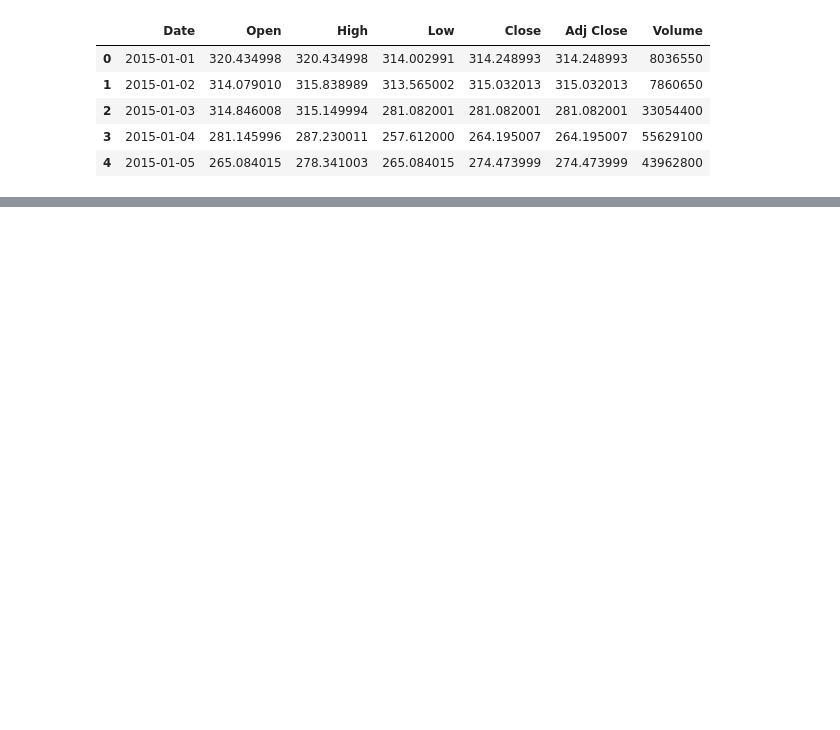
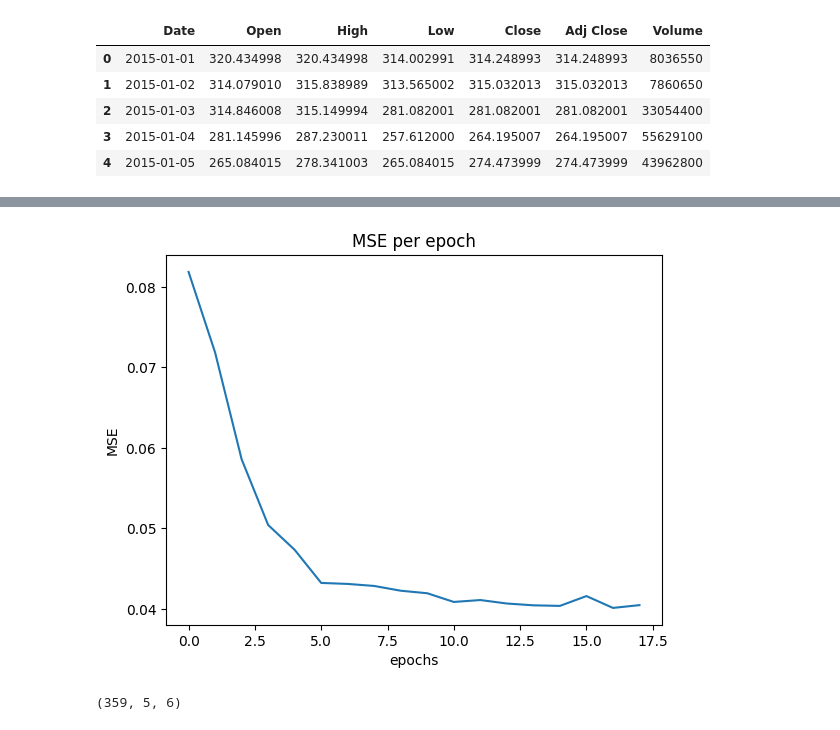
Before and after one commit to Vishnu-3101/A-Multimodal-Deep-Learning-Model-for-Bitcoin-Price-Prediction-with-News-and-Market-Prices, a Jupyter notebook: DataPreprocessing.ipynb, the cells around one changed output, grey strips where cells are left out. Drawn from its saved outputs; the diff is of its cells as text; code cells hidden in the pictures; blank space fills up the shorter version.

```diff
--- a/DataPreprocessing.ipynb
+++ b/DataPreprocessing.ipynb
@@ -187,2 +198,0 @@ encoded_tweets = vectorizer.fit_transform(aggregated_data['text_split'])
-# %%
-x = data_5day
@@ -188,0 +380,14 @@ x = data_5day
+# %%
+def plot_mse(datapath):
+  dataset = pd.read_csv(datapath)
+  x = dataset['epoch']
+  y = dataset['train_loss']
+  plt.plot(x,y)
+  plt.xlabel("epochs")
+  plt.ylabel("MSE")
+  plt.title("MSE per epoch")
+  plt.show()
+# %%
+plot_mse('/content/drive/MyDrive/ResearchPaper/Results/train.csv')
+# %% [output]
+[figure, added]
@@ -188,0 +404,4 @@ x = data_5day
+# %%
+btc_5day.shape
+# %% [output]
+(359, 5, 6)
```
Also changed, not shown: parts of 21 cells of this notebook.
